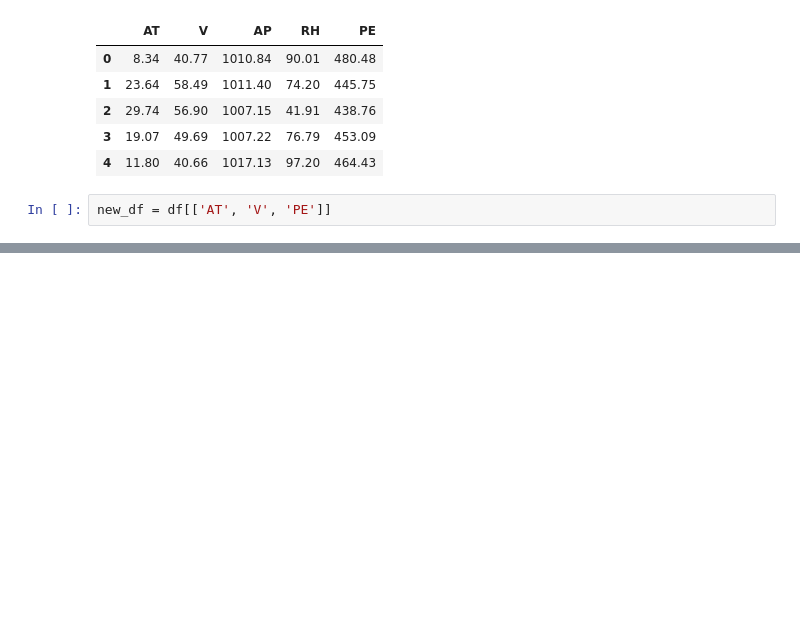
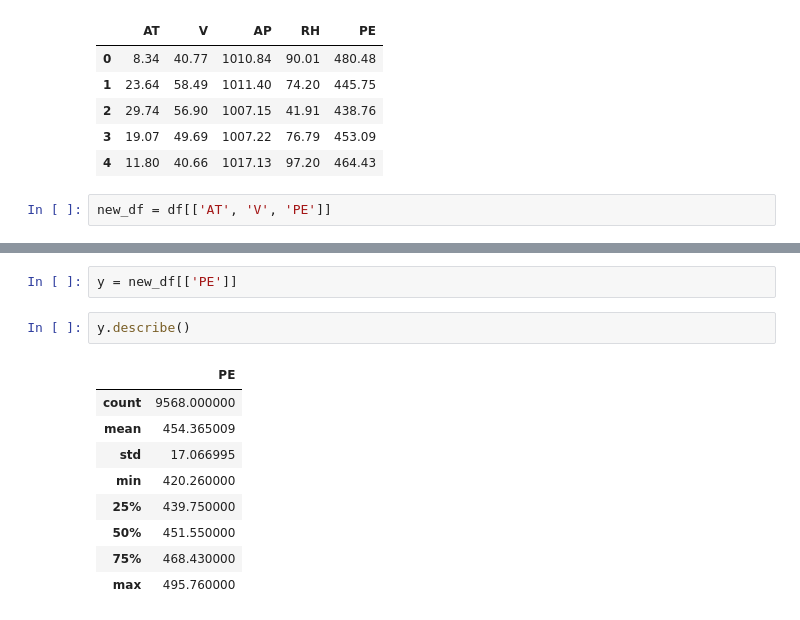
Before and after one commit to chichukw/ML-Projects, a Jupyter notebook: multivariate_regression.ipynb, the cells around one changed output, grey strips where cells are left out. Cells and saved outputs as stored; diff of their text form; blank space fills up the shorter version.

```diff
--- a/multivariate_regression.ipynb
+++ b/multivariate_regression.ipynb
@@ -158,0 +157,14 @@ memory usage: 224.4 KB
+# %%
+y = new_df[['PE']]
+# %%
+y.describe()
+# %% [output]
+|  | PE |
+| count | 9568.000000 |
+| mean | 454.365009 |
+| std | 17.066995 |
+| min | 420.260000 |
+| 25% | 439.750000 |
+| 50% | 451.550000 |
+| 75% | 468.430000 |
+| max | 495.760000 |
```
Also changed, not shown: parts of 19 cells of this notebook.
